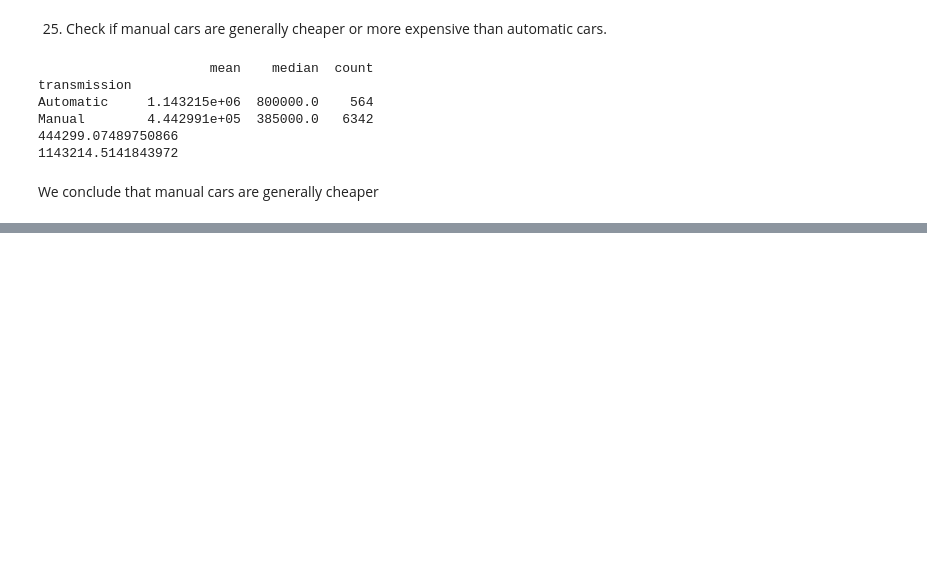
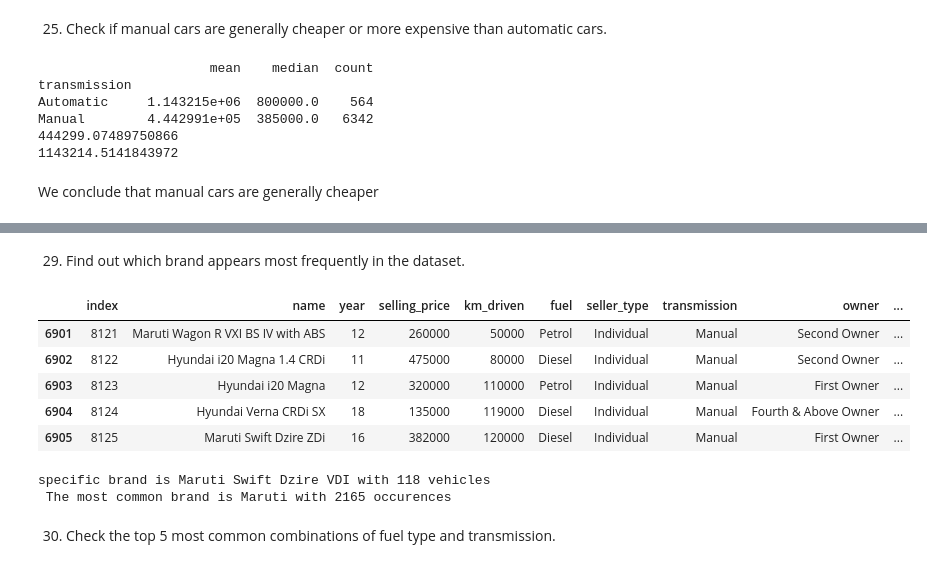
Before and after one commit to Cyrusz55/Car-Price-Prediction, a Jupyter notebook: Book1.ipynb, the cells around one changed output, grey strips where cells are left out. Drawn from its saved outputs; the diff is of its cells as text; code cells hidden in the pictures; blank space fills up the shorter version.

```diff
--- a/Book1.ipynb
+++ b/Book1.ipynb
@@ -528,0 +618,28 @@ We conclude that manual cars are generally cheaper
+# %% [markdown]
+29. Find out which brand appears most frequently in the dataset.
+# %%
+df.head()
+df.tail()
+# %% [output]
+|  | index | name | year | selling_price | km_driven | fuel | seller_type | transmission | owner | ... |
+| 6901 | 8121 | Maruti Wagon R VXI BS IV with ABS | 12 | 260000 | 50000 | Petrol | Individual | Manual | Second Owner | ... |
+| 6902 | 8122 | Hyundai i20 Magna 1.4 CRDi | 11 | 475000 | 80000 | Diesel | Individual | Manual | Second Owner | ... |
+| 6903 | 8123 | Hyundai i20 Magna | 12 | 320000 | 110000 | Petrol | Individual | Manual | First Owner | ... |
+| 6904 | 8124 | Hyundai Verna CRDi SX | 18 | 135000 | 119000 | Diesel | Individual | Manual | Fourth & Above Owner | ... |
+| 6905 | 8125 | Maruti Swift Dzire ZDi | 16 | 382000 | 120000 | Diesel | Individual | Manual | First Owner | ... |
+# %%
+# check the names column to find out which string is common
+brand_counts = df['name'].value_counts()
+print(f"specific brand is {brand_counts.index[0]} with {brand_counts.iloc[0]} vehicles")
+# divide the strings in column "name" and select the first word
+first_word = df['name'].str.split().str[0]
+# find out the top most occurence and by how many
+word_count = first_word.value_counts()
+most_common_word = word_count.index[0]
+most_common_number = word_count.iloc[0]
+print(f" The most common brand is {most_common_word} with {most_common_number} occurences")
+# %% [output]
+specific brand is Maruti Swift Dzire VDI with 118 vehicles
+ The most common brand is Maruti with 2165 occurences
+# %% [markdown]
+30. Check the top 5 most common combinations of fuel type and transmission.
```
Also changed, not shown: parts of 15 cells of this notebook.
